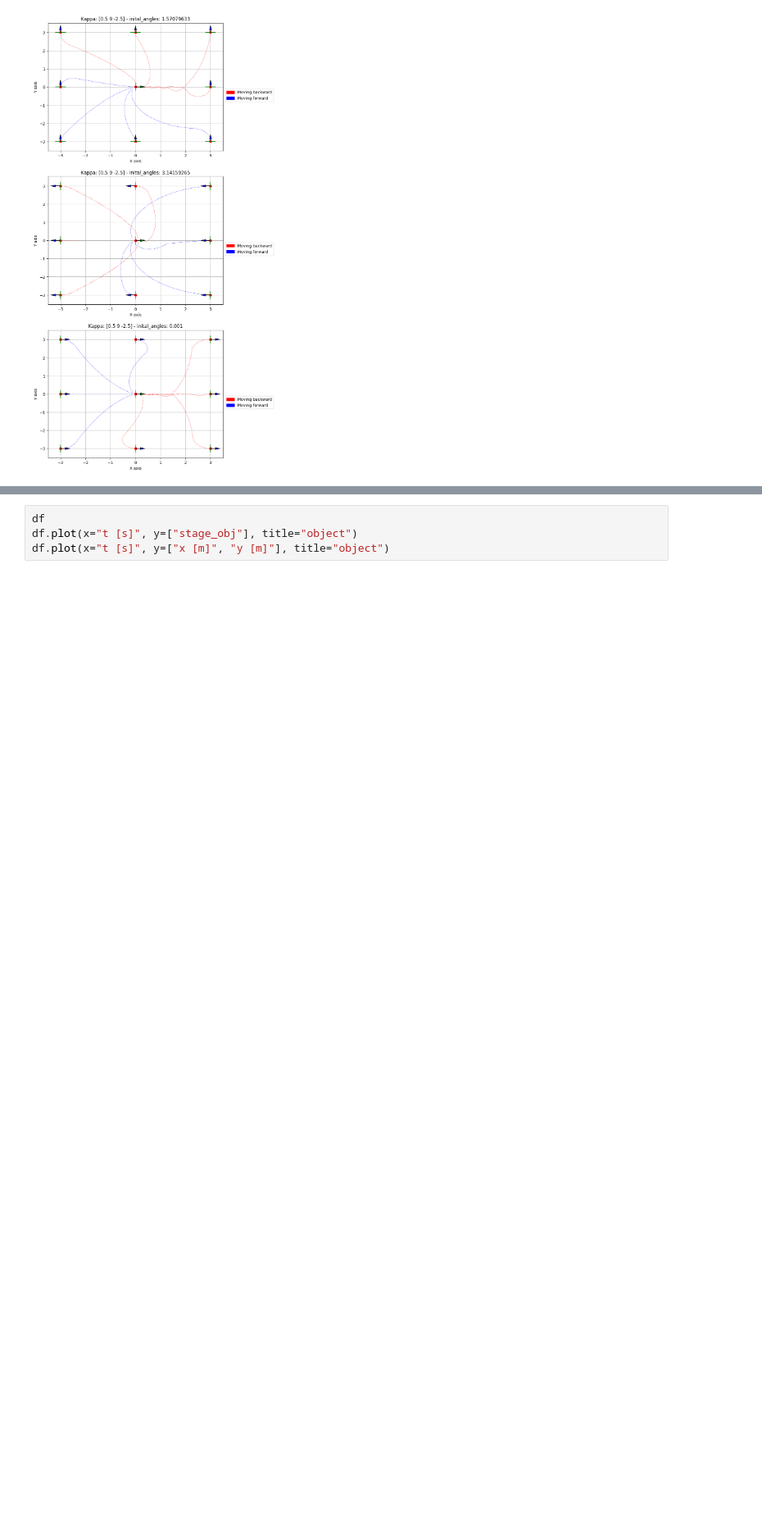
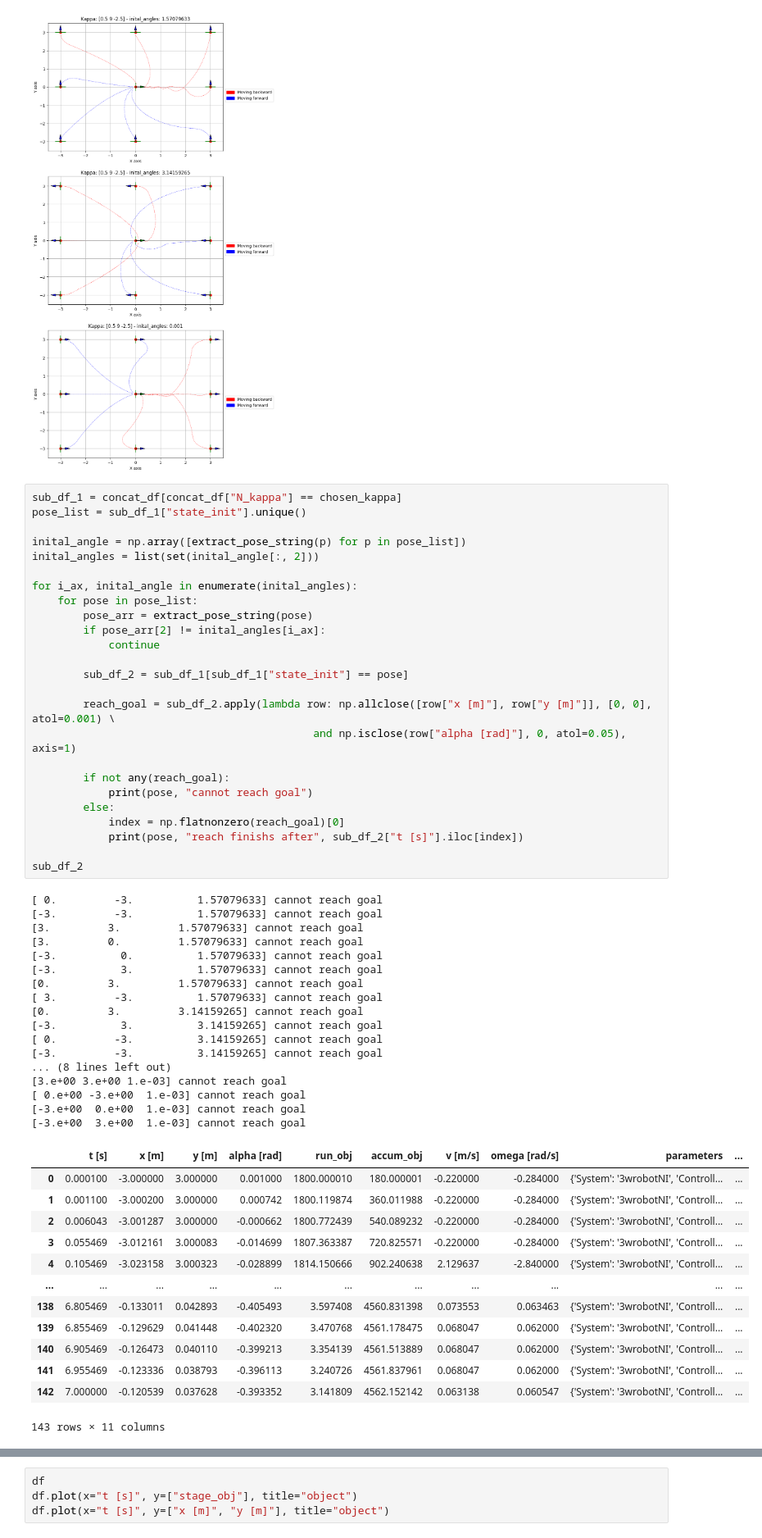
Before and after one commit to huyhoang251296/rcognita-edu-x, a Jupyter notebook: check_data_log_v2.ipynb, the cells around one changed output, grey strips where cells are left out. Shown: that part at 82% size. Cells and saved outputs as stored; diff of their text form; blank space fills up the shorter version.

```diff
--- a/check_data_log_v2.ipynb
+++ b/check_data_log_v2.ipynb
@@ -167,5 +167,61 @@ for chosen_kappa in concat_df["N_kappa"].unique():
 [figure]
 [figure]
 [figure]
+# %%
+sub_df_1 = concat_df[concat_df["N_kappa"] == chosen_kappa]
+pose_list = sub_df_1["state_init"].unique()
+
+inital_angle = np.array([extract_pose_string(p) for p in pose_list])
+inital_angles = list(set(inital_angle[:, 2]))
+
+for i_ax, inital_angle in enumerate(inital_angles):
+    for pose in pose_list:
+        pose_arr = extract_pose_string(pose)
+        if pose_arr[2] != inital_angles[i_ax]:
+            continue
+
+        sub_df_2 = sub_df_1[sub_df_1["state_init"] == pose]
+
+        reach_goal = sub_df_2.apply(lambda row: np.allclose([row["x [m]"], row["y [m]"]], [0, 0], atol=0.001) \
+                                            and np.isclose(row["alpha [rad]"], 0, atol=0.05), axis=1)
+
+        if not any(reach_goal):
+            print(pose, "cannot reach goal")
+        else:
+            index = np.flatnonzero(reach_goal)[0]
+            print(pose, "reach finishs after", sub_df_2["t [s]"].iloc[index])
+
+sub_df_2
+# %% [output]
+[ 0.         -3.          1.57079633] cannot reach goal
+[-3.         -3.          1.57079633] cannot reach goal
+[3.         3.         1.57079633] cannot reach goal
+[3.         0.         1.57079633] cannot reach goal
+[-3.          0.          1.57079633] cannot reach goal
+[-3.          3.          1.57079633] cannot reach goal
+[0.         3.         1.57079633] cannot reach goal
+[ 3.         -3.          1.57079633] cannot reach goal
+[0.         3.         3.14159265] cannot reach goal
+[-3.          3.          3.14159265] cannot reach goal
+[ 0.         -3.          3.14159265] cannot reach goal
+[-3.         -3.          3.14159265] cannot reach goal
+... (8 lines left out)
+[3.e+00 3.e+00 1.e-03] cannot reach goal
+[ 0.e+00 -3.e+00  1.e-03] cannot reach goal
+[-3.e+00  0.e+00  1.e-03] cannot reach goal
+[-3.e+00  3.e+00  1.e-03] cannot reach goal
+|  | t [s] | x [m] | y [m] | alpha [rad] | run_obj | accum_obj | v [m/s] | omega [rad/s] | parameters | ... |
+| 0 | 0.000100 | -3.000000 | 3.000000 | 0.001000 | 1800.000010 | 180.000001 | -0.220000 | -0.284000 | {'System': '3wrobotNI', 'Controll... | ... |
+| 1 | 0.001100 | -3.000200 | 3.000000 | 0.000742 | 1800.119874 | 360.011988 | -0.220000 | -0.284000 | {'System': '3wrobotNI', 'Controll... | ... |
+| 2 | 0.006043 | -3.001287 | 3.000000 | -0.000662 | 1800.772439 | 540.089232 | -0.220000 | -0.284000 | {'System': '3wrobotNI', 'Controll... | ... |
+| 3 | 0.055469 | -3.012161 | 3.000083 | -0.014699 | 1807.363387 | 720.825571 | -0.220000 | -0.284000 | {'System': '3wrobotNI', 'Controll... | ... |
+| 4 | 0.105469 | -3.023158 | 3.000323 | -0.028899 | 1814.150666 | 902.240638 | 2.129637 | -2.840000 | {'System': '3wrobotNI', 'Controll... | ... |
+| ... | ... | ... | ... | ... | ... | ... | ... | ... | ... | ... |
+| 138 | 6.805469 | -0.133011 | 0.042893 | -0.405493 | 3.597408 | 4560.831398 | 0.073553 | 0.063463 | {'System': '3wrobotNI', 'Controll... | ... |
+| 139 | 6.855469 | -0.129629 | 0.041448 | -0.402320 | 3.470768 | 4561.178475 | 0.068047 | 0.062000 | {'System': '3wrobotNI', 'Controll... | ... |
+| 140 | 6.905469 | -0.126473 | 0.040110 | -0.399213 | 3.354139 | 4561.513889 | 0.068047 | 0.062000 | {'System': '3wrobotNI', 'Controll... | ... |
+| 141 | 6.955469 | -0.123336 | 0.038793 | -0.396113 | 3.240726 | 4561.837961 | 0.068047 | 0.062000 | {'System': '3wrobotNI', 'Controll... | ... |
+| 142 | 7.000000 | -0.120539 | 0.037628 | -0.393352 | 3.141809 | 4562.152142 | 0.063138 | 0.060547 | {'System': '3wrobotNI', 'Controll... | ... |
+143 rows × 11 columns
 # %%
 # df.drop(columns=["t [s]", "stage_obj", "accum_obj"]).plot()
```
Also changed, not shown: parts of 7 cells of this notebook, 6 other files.
